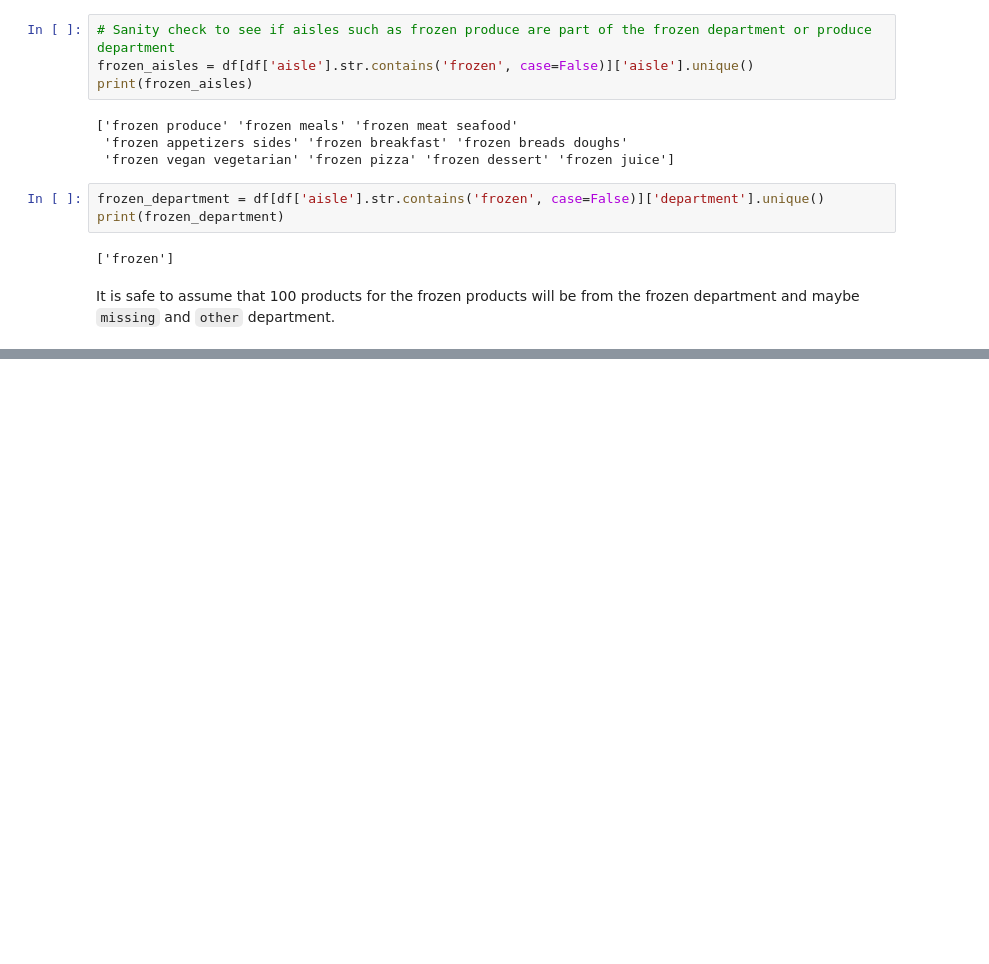
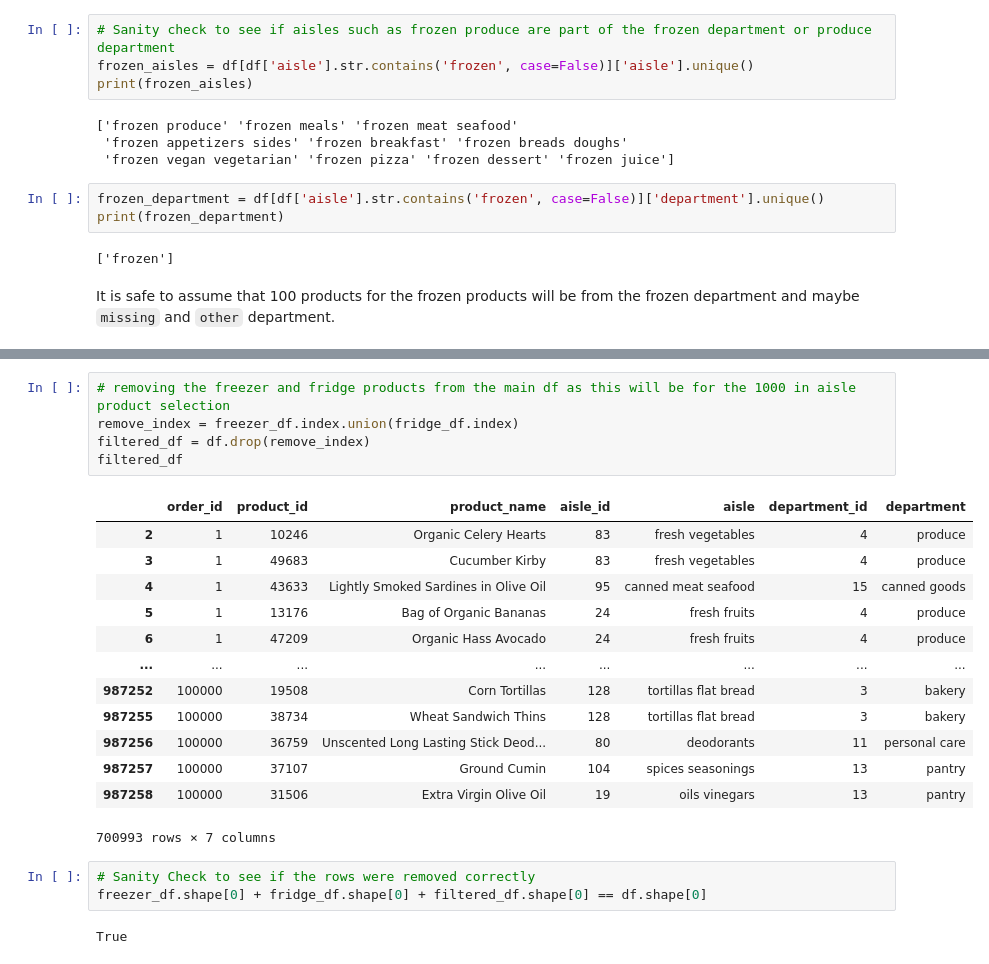
Before and after one commit to m7mdE/MMA-Datathon-Supermarket-Analysis, a Jupyter notebook: Datathon.ipynb, the cells around one changed output, grey strips where cells are left out. Drawn from its saved outputs; the diff is of its cells as text; blank space fills up the shorter version.

```diff
--- a/Datathon.ipynb
+++ b/Datathon.ipynb
@@ -164,0 +201,24 @@ It is safe to assume that 100 products for the frozen products will be from the
+# %%
+# removing the freezer and fridge products from the main df as this will be for the 1000 in aisle product selection
+remove_index = freezer_df.index.union(fridge_df.index)
+filtered_df = df.drop(remove_index)
+filtered_df
+# %% [output]
+|  | order_id | product_id | product_name | aisle_id | aisle | department_id | department |
+| 2 | 1 | 10246 | Organic Celery Hearts | 83 | fresh vegetables | 4 | produce |
+| 3 | 1 | 49683 | Cucumber Kirby | 83 | fresh vegetables | 4 | produce |
+| 4 | 1 | 43633 | Lightly Smoked Sardines in Olive Oil | 95 | canned meat seafood | 15 | canned goods |
+| 5 | 1 | 13176 | Bag of Organic Bananas | 24 | fresh fruits | 4 | produce |
+| 6 | 1 | 47209 | Organic Hass Avocado | 24 | fresh fruits | 4 | produce |
+| ... | ... | ... | ... | ... | ... | ... | ... |
+| 987252 | 100000 | 19508 | Corn Tortillas | 128 | tortillas flat bread | 3 | bakery |
+| 987255 | 100000 | 38734 | Wheat Sandwich Thins | 128 | tortillas flat bread | 3 | bakery |
+| 987256 | 100000 | 36759 | Unscented Long Lasting Stick Deod... | 80 | deodorants | 11 | personal care |
+| 987257 | 100000 | 37107 | Ground Cumin | 104 | spices seasonings | 13 | pantry |
+| 987258 | 100000 | 31506 | Extra Virgin Olive Oil | 19 | oils vinegars | 13 | pantry |
+700993 rows × 7 columns
+# %%
+# Sanity Check to see if the rows were removed correctly
+freezer_df.shape[0] + fridge_df.shape[0] + filtered_df.shape[0] == df.shape[0]
+# %% [output]
+True
```
Also changed, not shown: parts of 50 cells of this notebook.
